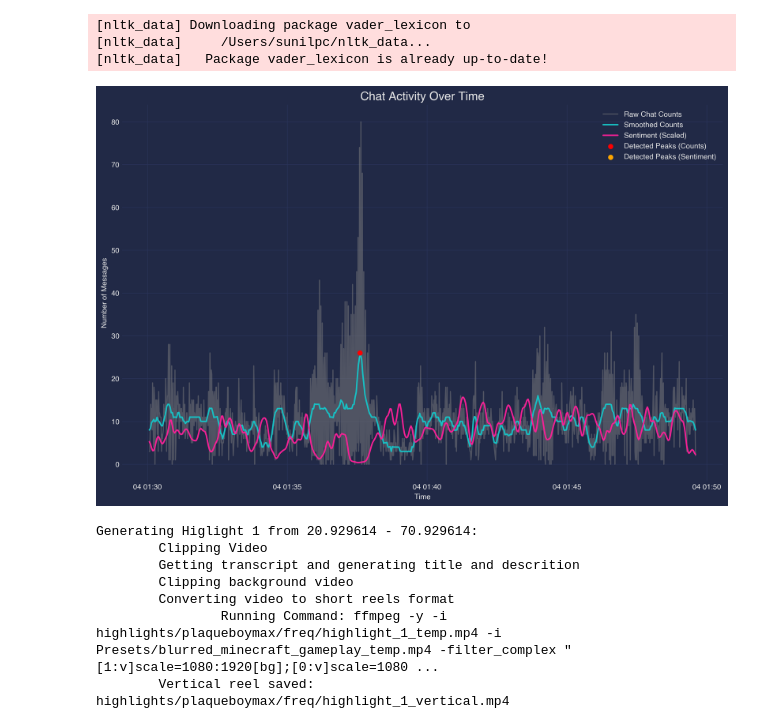
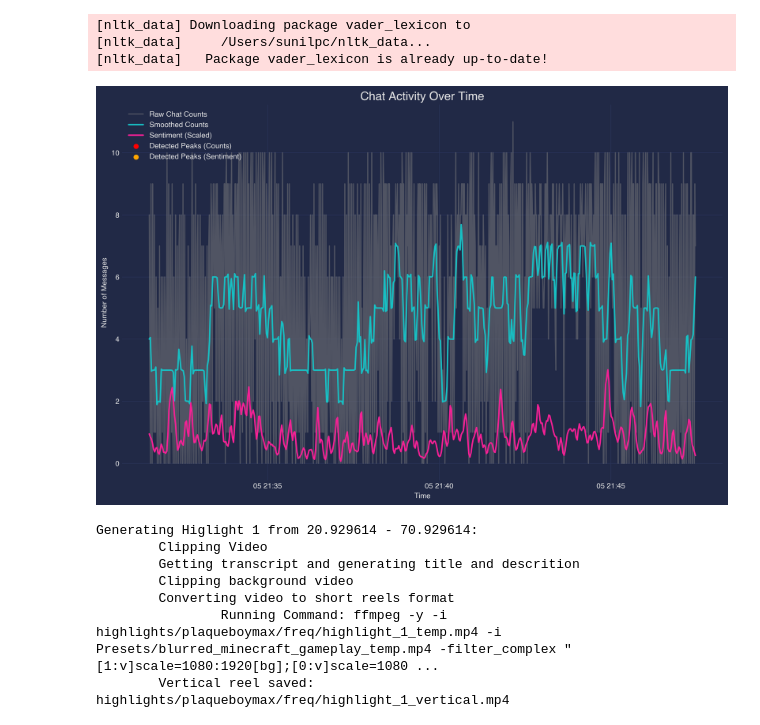
Before and after one commit to kushs5497/TwitchClipper, a Jupyter notebook: editor.ipynb, the cells around one changed output. Saved outputs shown, nothing was run; the diff lists cells and outputs as text; code cells hidden in the pictures.

Commit message:
fixed data cleaning

```diff
--- a/editor.ipynb
+++ b/editor.ipynb
@@ -46,20 +46,20 @@ transcriber = whisper.load_model("base")
 # Analysis Constants
 FREQUENCY_RESAMPLE_RATE = "1s"
 SENTIMENT_RESAMPLE_RATE = "1s"
-FREQUENCY_GAUSSIAN_SIGMA = 4
-SENTIMENT_GAUSSIAN_SIGMA = 4
+FREQUENCY_GAUSSIAN_SIGMA = 2
+SENTIMENT_GAUSSIAN_SIGMA = 2
 FREQUENCY_STD_COEF = 1
 SENTIMENT_STD_COEF = 2
 
 # Read in the Chat Data and Clean
 chat_data = pd.read_csv(CHAT_LOG_FILE, parse_dates=["timestamp"])
-chat_data["timestamp"] = pd.to_datetime(chat_data["timestamp"])
-VIDEO_START_TIME = pd.to_datetime(chat_data['timestamp']).loc[0]-timedelta(seconds=(chat_data['time_in_vid'].loc[0]))
 chat_data = chat_data[(chat_data['message'].str.contains(f'#{TWITCH_CHANNEL} :').fillna(False))]
 chat_data = chat_data[~(chat_data['message'].str.contains("kushs5497").fillna(True))]
 chat_data['username'] = chat_data['message'].apply(lambda x: x.split(':')[1].split('!')[0])
 chat_data['entire_contents'] = chat_data['message']
 chat_data['message'] = chat_data['entire_contents'].apply(lambda x: x.split(f'#{TWITCH_CHANNEL} :')[1])
+chat_data["timestamp"] = pd.to_datetime(chat_data["timestamp"])
+VIDEO_START_TIME = pd.to_datetime(chat_data['timestamp']).iloc[0]-timedelta(seconds=(chat_data['time_in_vid'].iloc[0]))
 
 
 # Compute Frequency Peaks
@@ -79,34 +79,34 @@ peaks_sent, _ = find_peaks(smoothed_sentiment, height=threshold_sent, distance=3
 peak_times_sent = chat_sentiment.index[peaks_sent]
 
 # Interpolate for smoother lines
 time_counts = chat_counts.index.astype('int64') // 1e9  # Convert to seconds for interpolation
 time_sentiment = chat_sentiment.index.astype('int64') // 1e9  # Convert to seconds for interpolation
 smooth_time_counts = np.linspace(time_counts.min(), time_counts.max(), 500)
 smooth_time_sentiment = np.linspace(time_sentiment.min(), time_sentiment.max(), 500)
 smooth_counts = make_interp_spline(time_counts, smoothed_counts)(smooth_time_counts)
 smooth_sentiment = make_interp_spline(time_sentiment, smoothed_sentiment)(smooth_time_sentiment)
 
 # Plot Peaks
 plt.style.use('https://github.com/dhaitz/matplotlib-stylesheets/raw/master/pitayasmoothie-dark.mplstyle')
 plt.figure(figsize=(12, 8), dpi=300)
 
 plt.plot(chat_counts.index, chat_counts.values, label="Raw Chat Counts", alpha=0.5, color='gray')
 
 plt.plot(pd.to_datetime(smooth_time_counts, unit='s'), smooth_counts, label="Smoothed Counts", linewidth=2)
 plt.plot(pd.to_datetime(smooth_time_sentiment, unit='s'), smooth_sentiment * chat_counts.max(), label="Sentiment (Scaled)", linewidth=2)
 
 plt.scatter(chat_counts.index[peaks_counts], smoothed_counts[peaks_counts], label="Detected Peaks (Counts)", color='red', zorder=3)
 plt.scatter(chat_sentiment.index[peaks_sent], smoothed_sentiment[peaks_sent] * chat_counts.max(), label="Detected Peaks (Sentiment)", color='orange', zorder=3)
 
 plt.title("Chat Activity Over Time", fontsize=16)
 plt.xlabel("Time")
 plt.ylabel("Number of Messages")
 plt.legend()
 plt.tight_layout()
 
 plt.show()
 # %% [output]
-[figure, old version]
+[figure, new version]
 # %%
 def generate_title_and_description(min_time,max_time,transcript=None):
     min_time = VIDEO_START_TIME + timedelta(seconds=min_time)
```
Also changed, not shown: 1 other file.
